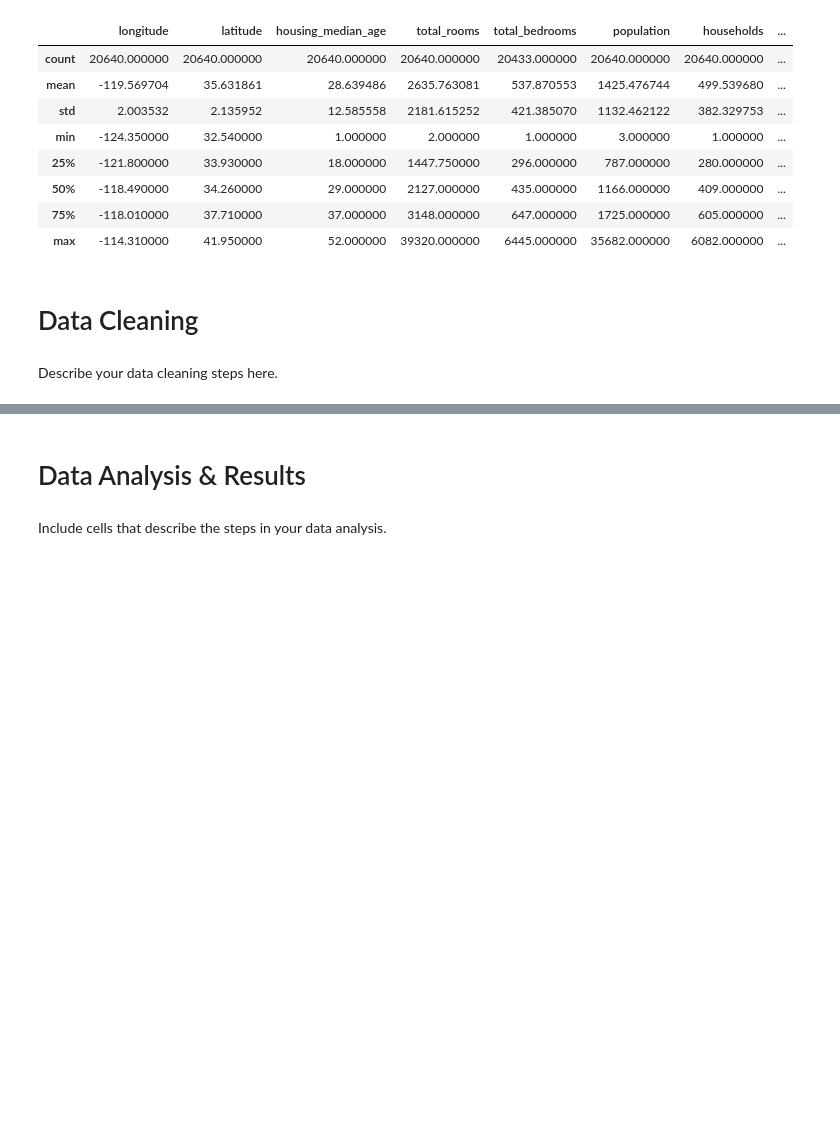
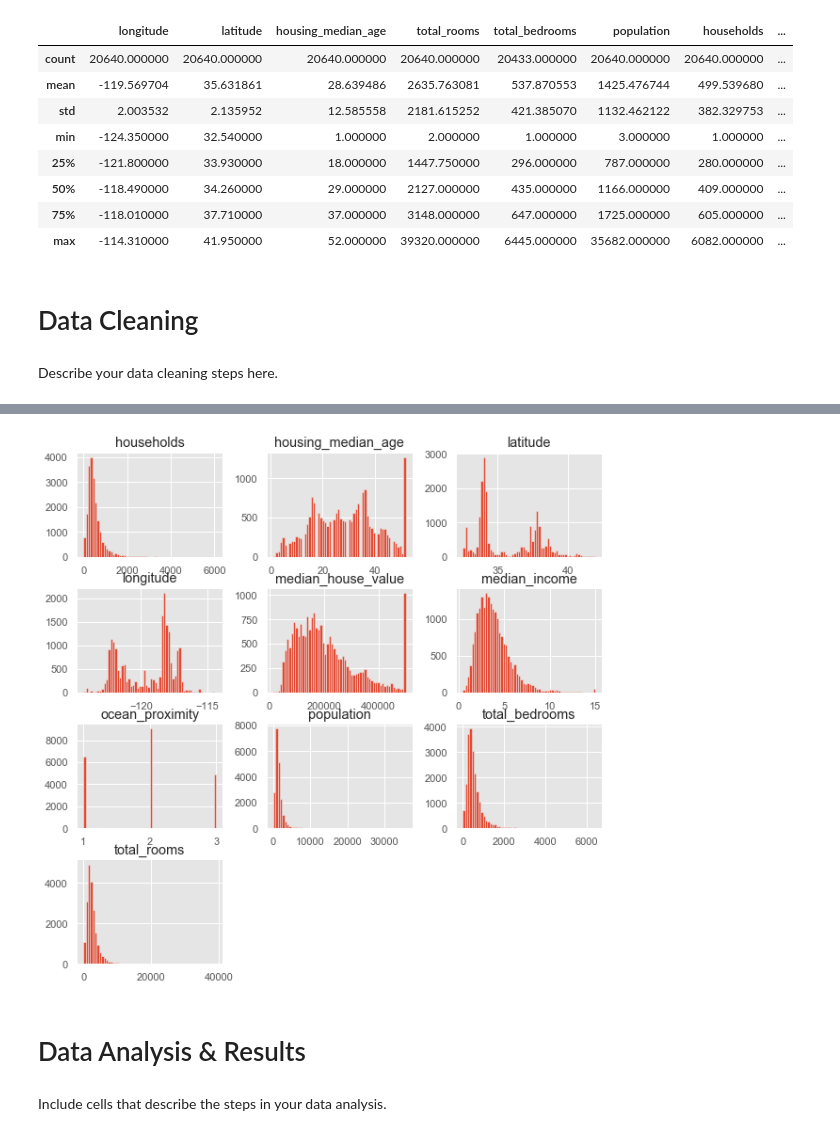
Before and after one commit to COGS108/Projects, a Jupyter notebook: FinalProject.ipynb, the cells around one changed output, grey strips where cells are left out. Cells and saved outputs as stored; diff of their text form; code cells hidden in the pictures; blank space fills up the shorter version.

```diff
--- a/FinalProject.ipynb
+++ b/FinalProject.ipynb
@@ -59,7 +59,12 @@ If you plan to use multiple datasets, add 1-2 sentences about how you plan to co
 ## Import Dependencies
 import numpy as np
 import matplotlib.pyplot as plt
+import matplotlib.image as img
 import seaborn as sns
 import pandas as pd
 import sklearn
 from sklearn.model_selection import train_test_split
+from pandas.plotting import scatter_matrix
+
+%matplotlib inline
+sns.set()
@@ -121,3 +156,9 @@ df_housing.dropna
+# %%
+# Let's see the distributions of all elements
+with plt.style.context('ggplot'):
+    df_housing.hist(bins=60, figsize=(10,10))
+# %% [output]
+[figure, added]
 # %% [markdown]
 # Data Analysis & Results
 # %% [markdown]
```
Also changed, not shown: parts of 35 cells of this notebook.
